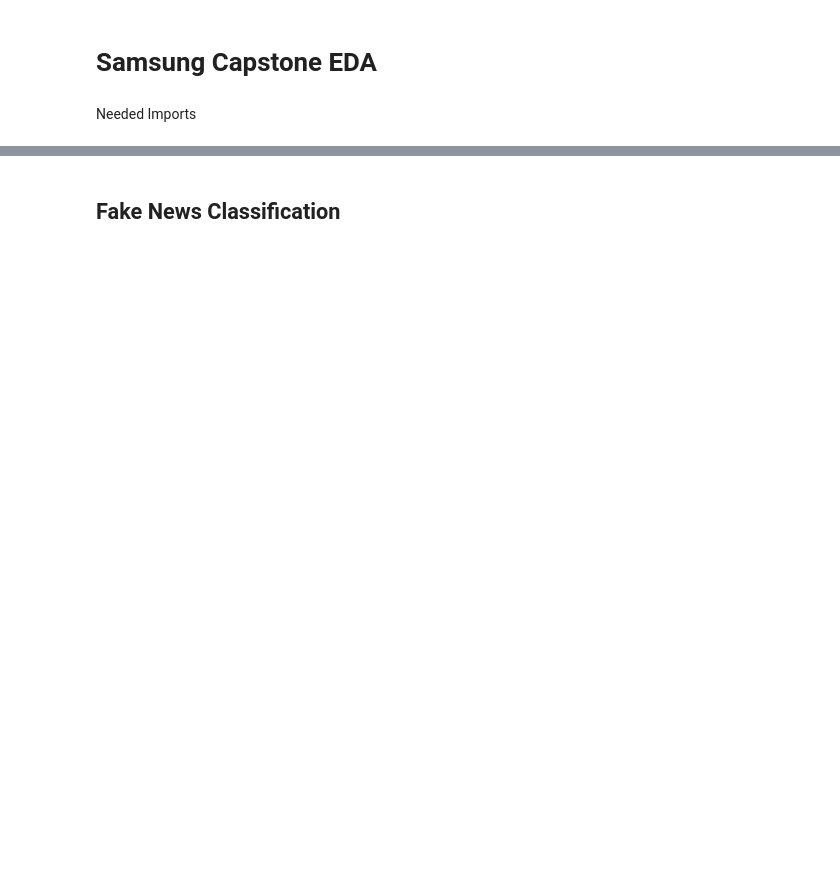
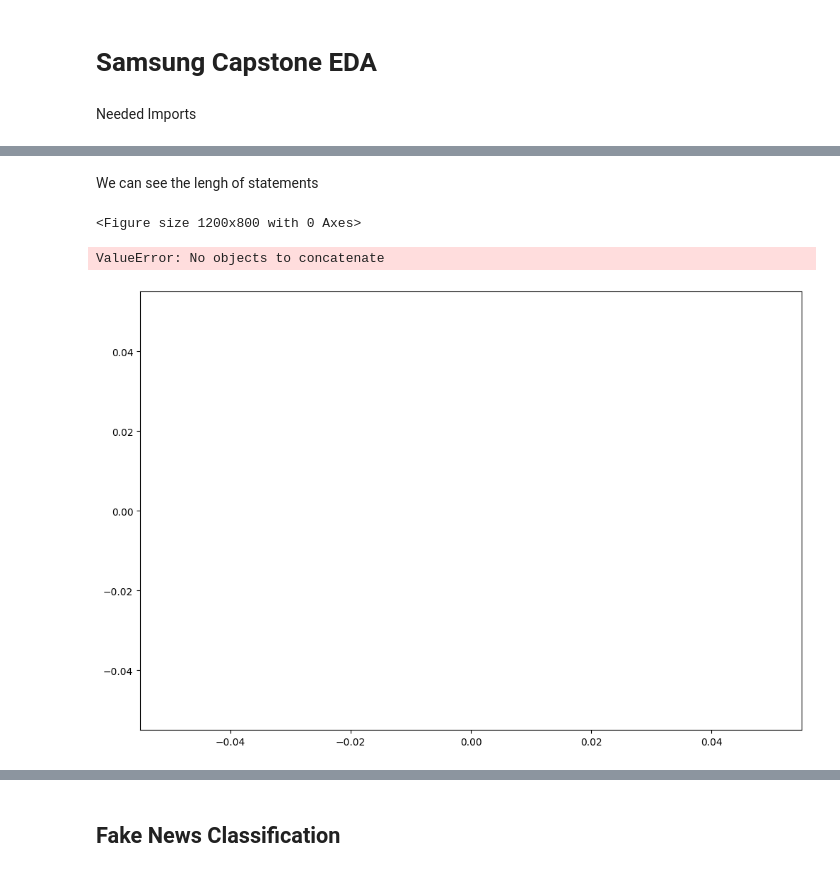
Before and after one commit to MrDuartePT/PolAIgraph, a Jupyter notebook: Truthify_EDA.ipynb, the cells around one changed output, grey strips where cells are left out. Saved outputs shown, nothing was run; the diff lists cells and outputs as text; code cells hidden in the pictures; blank space fills up the shorter version.

```diff
--- a/Truthify_EDA.ipynb
+++ b/Truthify_EDA.ipynb
@@ -3,10 +3,12 @@
 # %% [markdown]
 Needed Imports
 # %%
-!pip install category_encoders
+%pip install pandas torch matplotlib seaborn category_encoders scikit-learn nltk > /dev/null 2>&1
 
 import pandas as pd
 import os
+import re
+import random
 pd.set_option('display.max_columns', None)
 import torch
 from IPython.core.interactiveshell import InteractiveShell
@@ -39,4 +41,14 @@ from sklearn.metrics import classification_report, f1_score, fbeta_score, make_s
 
 #Ensemble
 from sklearn.ensemble import RandomForestClassifier
+
+# Stop Words
+import nltk
+nltk.download('stopwords')
+from nltk.corpus import stopwords
+from nltk.stem import SnowballStemmer, WordNetLemmatizer
+from nltk.tokenize import word_tokenize
+
+lemmatizer = WordNetLemmatizer()
+stop_words = set(stopwords.words("english"))
 # %% [output]
@@ -56,0 +220,23 @@ Requirement already satisfied: six>=1.5 in /home/mrduarte/Documents/FCT/samsung/
+# %% [markdown]
+We can see the lengh of statements
+# %%
+# Statement length
+if 'statement_length' not in politifact.columns:
+    politifact.insert(
+        politifact.columns.get_loc('statement_no_stopwords') + 1,
+        'statement_length',
+        politifact['statement'].apply(lambda x: x.split())
+    )
+
+# Plot histogram
+plt.figure(figsize=(12, 8))
+sns.histplot(politifact['statement_length'], kde=False, bins=30)
+plt.title('Distribution of Statement Lengths')
+plt.xlabel('Statement Length (words)')
+plt.ylabel('Number of Statements')
+#plt.bar_label(plt.gca().patches, labels=[f'{int(height.get_height())}' for height in plt.gca().patches], padding=3)
+plt.show()
+# %% [output]
+<Figure size 1200x800 with 0 Axes>
+ValueError: No objects to concatenate
+[figure, added]
```
Also changed, not shown: parts of 23 cells of this notebook.
